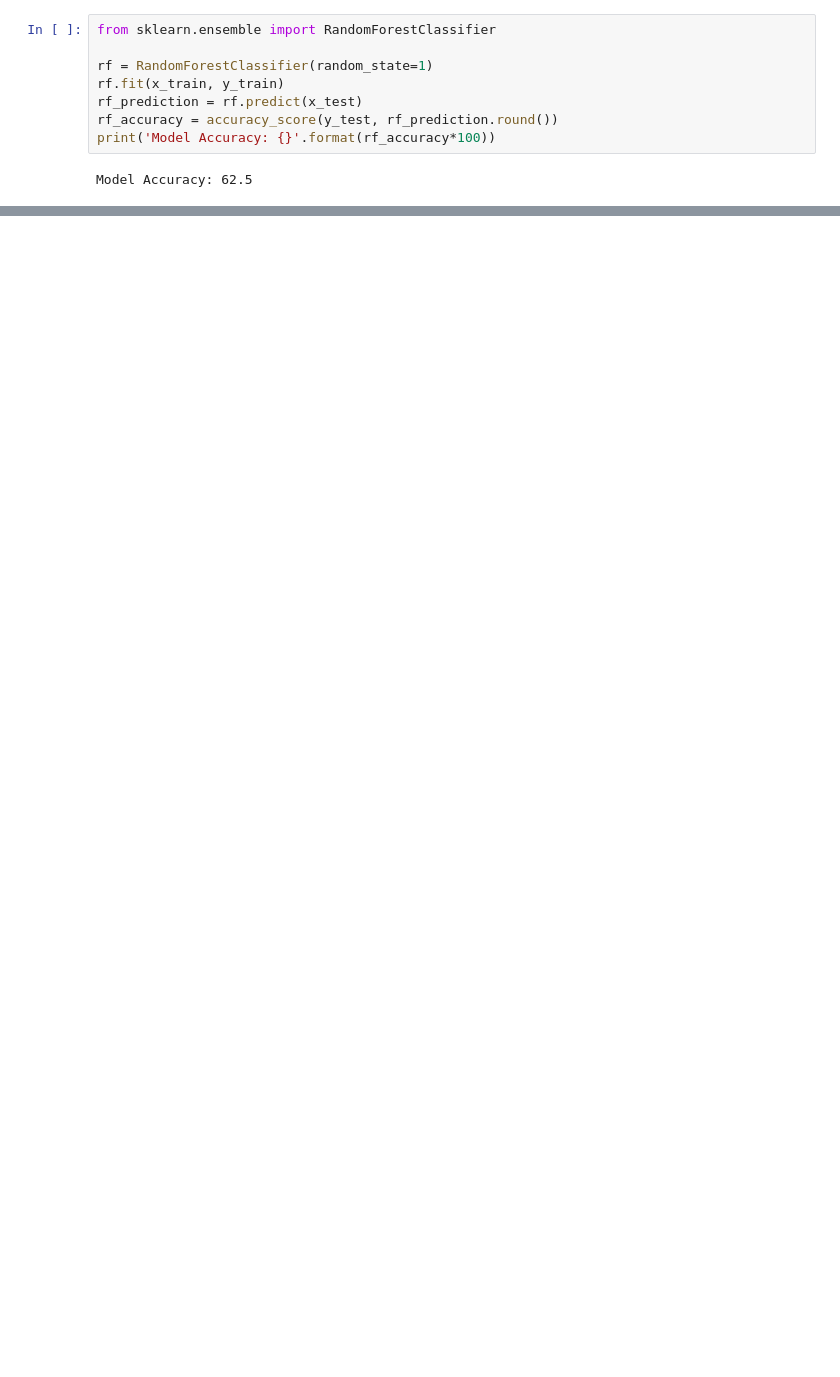
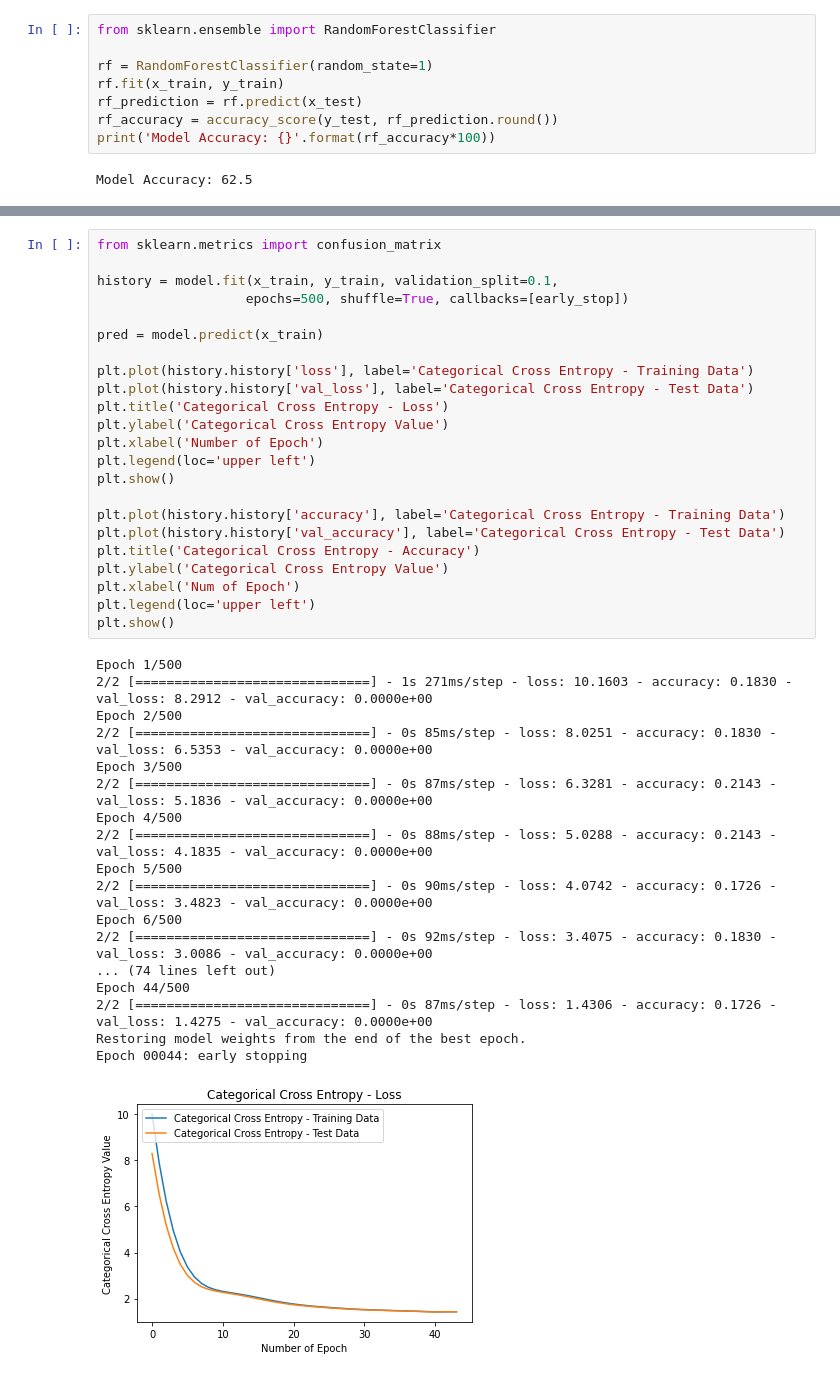
Before and after one commit to gokhuu/Computational-Employee-ReadMe, a Jupyter notebook: Personal Genome/DNA_RNA_model_testing.ipynb, the cells around one changed output, grey strips where cells are left out. Drawn from its saved outputs; the diff is of its cells as text; blank space fills up the shorter version.

```diff
--- a/Personal Genome/DNA_RNA_model_testing.ipynb
+++ b/Personal Genome/DNA_RNA_model_testing.ipynb
@@ -432,0 +393,42 @@ plt.show()
+# %%
+from sklearn.metrics import confusion_matrix
+
+history = model.fit(x_train, y_train, validation_split=0.1,
+                   epochs=500, shuffle=True, callbacks=[early_stop])
+
+pred = model.predict(x_train)
+
+plt.plot(history.history['loss'], label='Categorical Cross Entropy - Training Data')
+plt.plot(history.history['val_loss'], label='Categorical Cross Entropy - Test Data')
+plt.title('Categorical Cross Entropy - Loss')
+plt.ylabel('Categorical Cross Entropy Value')
+plt.xlabel('Number of Epoch')
+plt.legend(loc='upper left')
+plt.show()
+
+plt.plot(history.history['accuracy'], label='Categorical Cross Entropy - Training Data')
+plt.plot(history.history['val_accuracy'], label='Categorical Cross Entropy - Test Data')
+plt.title('Categorical Cross Entropy - Accuracy')
+plt.ylabel('Categorical Cross Entropy Value')
+plt.xlabel('Num of Epoch')
+plt.legend(loc='upper left')
+plt.show()
+# %% [output]
+Epoch 1/500
+2/2 [==============================] - 1s 271ms/step - loss: 10.1603 - accuracy: 0.1830 - val_loss: 8.2912 - val_accuracy: 0.0000e+00
+Epoch 2/500
+2/2 [==============================] - 0s 85ms/step - loss: 8.0251 - accuracy: 0.1830 - val_loss: 6.5353 - val_accuracy: 0.0000e+00
+Epoch 3/500
+2/2 [==============================] - 0s 87ms/step - loss: 6.3281 - accuracy: 0.2143 - val_loss: 5.1836 - val_accuracy: 0.0000e+00
+Epoch 4/500
+2/2 [==============================] - 0s 88ms/step - loss: 5.0288 - accuracy: 0.2143 - val_loss: 4.1835 - val_accuracy: 0.0000e+00
+Epoch 5/500
+2/2 [==============================] - 0s 90ms/step - loss: 4.0742 - accuracy: 0.1726 - val_loss: 3.4823 - val_accuracy: 0.0000e+00
+Epoch 6/500
+2/2 [==============================] - 0s 92ms/step - loss: 3.4075 - accuracy: 0.1830 - val_loss: 3.0086 - val_accuracy: 0.0000e+00
+... (74 lines left out)
+Epoch 44/500
+2/2 [==============================] - 0s 87ms/step - loss: 1.4306 - accuracy: 0.1726 - val_loss: 1.4275 - val_accuracy: 0.0000e+00
+Restoring model weights from the end of the best epoch.
+Epoch 00044: early stopping
+[figure, added]
```
Also changed, not shown: parts of 12 cells of this notebook, 15 other files.
